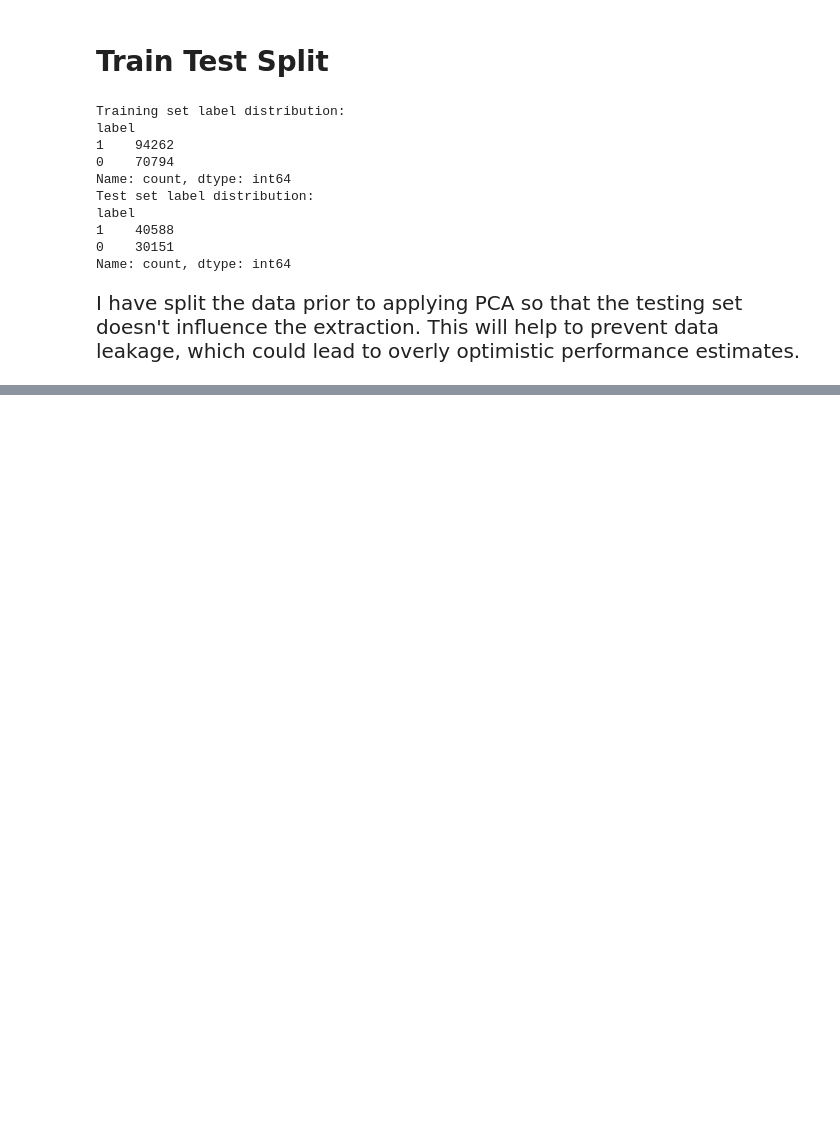
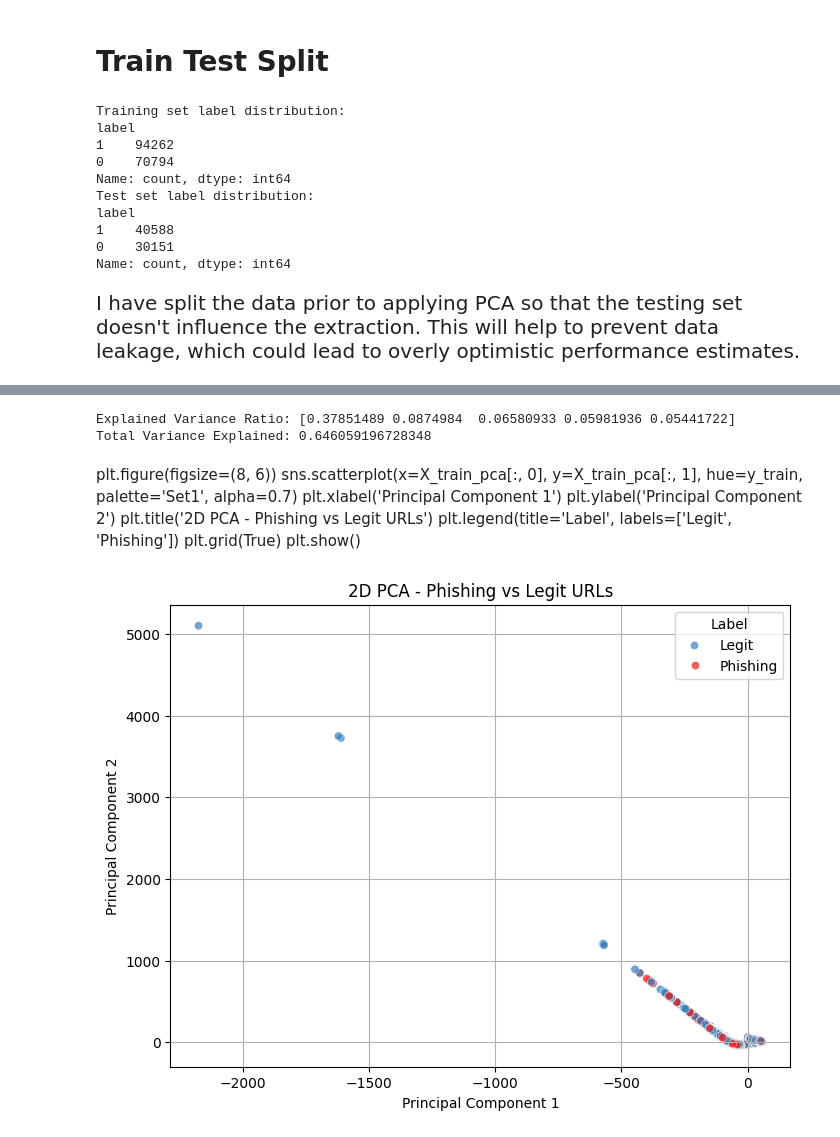
Before and after one commit to Somanshu-Mahajan/Phishing-URL-Detection, a Jupyter notebook: urls.ipynb, the cells around one changed output, grey strips where cells are left out. Drawn from its saved outputs; the diff is of its cells as text; code cells hidden in the pictures; blank space fills up the shorter version.

```diff
--- a/urls.ipynb
+++ b/urls.ipynb
@@ -916,0 +958,42 @@ plt.show()
+# %%
+from sklearn.decomposition import PCA
+
+# Choose number of components (e.g., 3 or 4 based on elbow method)
+n_components = 5  # Change based on your elbow point
+from sklearn.preprocessing import MinMaxScaler
+scaler = MinMaxScaler()
+X_train = scaler.fit_transform(X_train)
+X_test = scaler.fit_transform(X_test)
+# Apply PCA
+pca = PCA(n_components=n_components)
+X_train_pca = pca.fit_transform(X_train)
+X_test_pca = pca.transform(X_test)  # Use same PCA model on test set
+
+print("Explained Variance Ratio:", pca.explained_variance_ratio_)
+print("Total Variance Explained:", sum(pca.explained_variance_ratio_))
+
+X_train_pca = pd.DataFrame(X_train_pca, columns=[f'PC{i+1}' for i in range(n_components)])
+X_test_pca = pd.DataFrame(X_test_pca, columns=[f'PC{i+1}' for i in range(n_components)])
+# %% [output]
+Explained Variance Ratio: [0.37851489 0.0874984  0.06580933 0.05981936 0.05441722]
+Total Variance Explained: 0.646059196728348
+# %% [markdown]
+plt.figure(figsize=(8, 6))
+sns.scatterplot(x=X_train_pca[:, 0], y=X_train_pca[:, 1], hue=y_train, palette='Set1', alpha=0.7)
+plt.xlabel('Principal Component 1')
+plt.ylabel('Principal Component 2')
+plt.title('2D PCA - Phishing vs Legit URLs')
+plt.legend(title='Label', labels=['Legit', 'Phishing'])
+plt.grid(True)
+plt.show()
+# %%
+plt.figure(figsize=(8, 6))
+sns.scatterplot(x=X_train_pca['PC1'], y=X_train_pca['PC2'], hue=y_train, palette='Set1', alpha=0.7)
+plt.xlabel('Principal Component 1')
+plt.ylabel('Principal Component 2')
+plt.title('2D PCA - Phishing vs Legit URLs')
+plt.legend(title='Label', labels=['Legit', 'Phishing'])
+plt.grid(True)
+plt.show()
+# %% [output]
+[figure, added]
```
Also changed, not shown: parts of 11 cells of this notebook.
